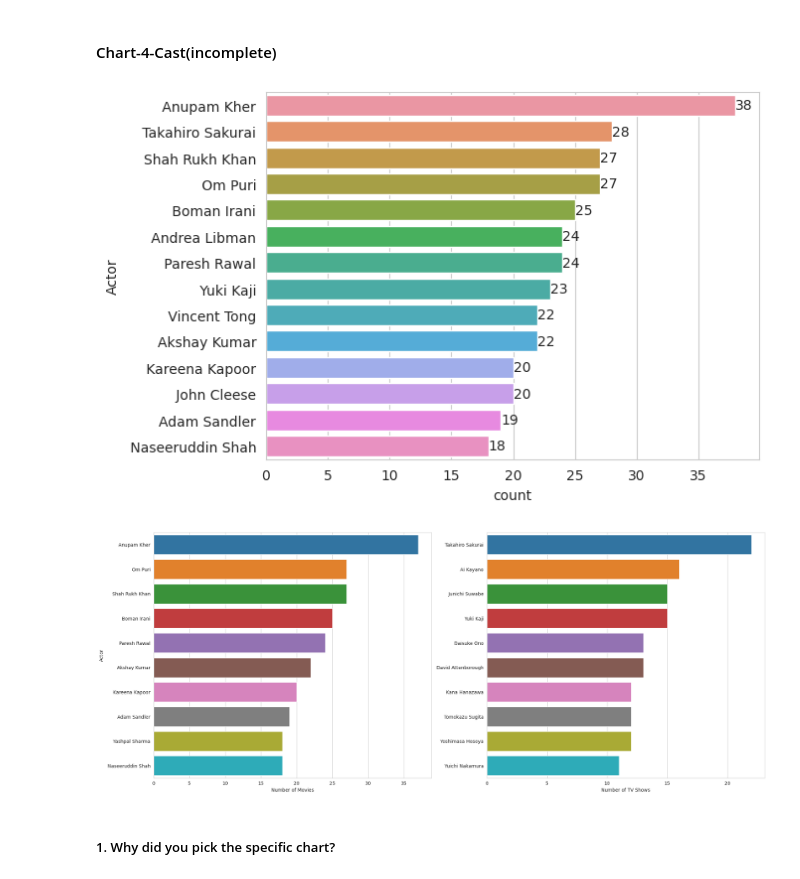
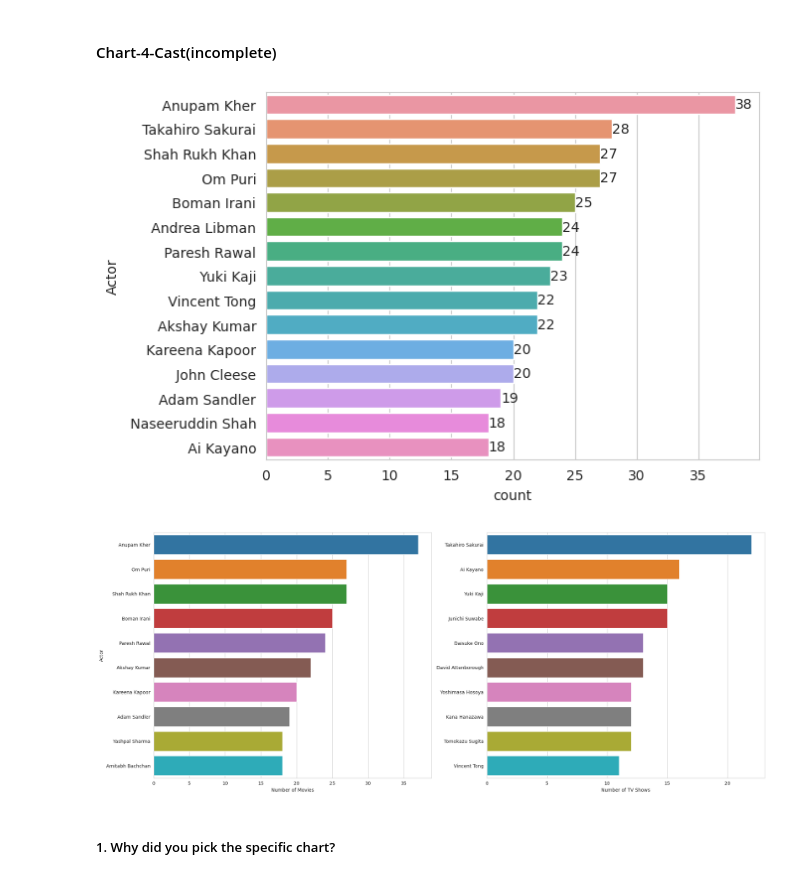
Before and after one commit to Jeetesh-KumarM/CAPSTONE-PROJECT--3--CLUSTERING, a Jupyter notebook: Netflix_Movies_and_TV_Shows_Clustering.ipynb, the cells around one changed output. Saved outputs shown, nothing was run; the diff lists cells and outputs as text; code cells hidden in the pictures.

```diff
--- a/Netflix_Movies_and_TV_Shows_Clustering.ipynb
+++ b/Netflix_Movies_and_TV_Shows_Clustering.ipynb
@@ -411,31 +397,31 @@ Answer Here
 # %%
 # Chart - 4 visualization code
 cst=df1['cast'].str.split(',', expand=True)
 cst=cst.stack().reset_index()
-ax=sns.countplot(data=cst,y=cst[0],order=cst[0].value_counts().iloc[1:15].index)
+ax=sns.countplot(data=cst,y=cst[0],order=cst[0].value_counts().iloc[1:16].index)
 ax.set_ylabel('Actor')
 for label in ax.containers:
     ax.bar_label(label)
 # %% [output]
-[figure, old version]
+[figure, new version]
 # %%
 #Cast for Movies
 cstm=dfm['cast'].str.split(',', expand=True)
 cstm=cstm.stack().reset_index()
 fig, ax = plt.subplots(nrows=1, ncols=2,figsize=(20,8))
-sns.countplot(data=cstm,y=cstm[0],order=cstm[0].value_counts().iloc[:10].index,ax=ax[0])
+sns.countplot(data=cstm,y=cstm[0],order=cstm[0].value_counts().iloc[1:11].index,ax=ax[0])
 ax[0].set_ylabel('Actor')
 ax[0].set_xlabel('Number of Movies')
 
 #Cast for TV Shows
 csttvs=dftvs['cast'].str.split(',', expand=True)
 csttvs=csttvs.stack().reset_index()
-sns.countplot(data=csttvs,y=csttvs[0],order=csttvs[0].value_counts().iloc[:10].index,ax=ax[1])
+sns.countplot(data=csttvs,y=csttvs[0],order=csttvs[0].value_counts().iloc[1:11].index,ax=ax[1])
 ax[1].set_ylabel('')
 ax[1].set_xlabel('Number of TV Shows')
 fig.tight_layout()
 # %% [output]
-[figure, old version]
+[figure, new version]
 # %% [markdown]
 ##### 1. Why did you pick the specific chart?
 # %% [markdown]
```
Also changed, not shown: parts of 26 cells of this notebook.
